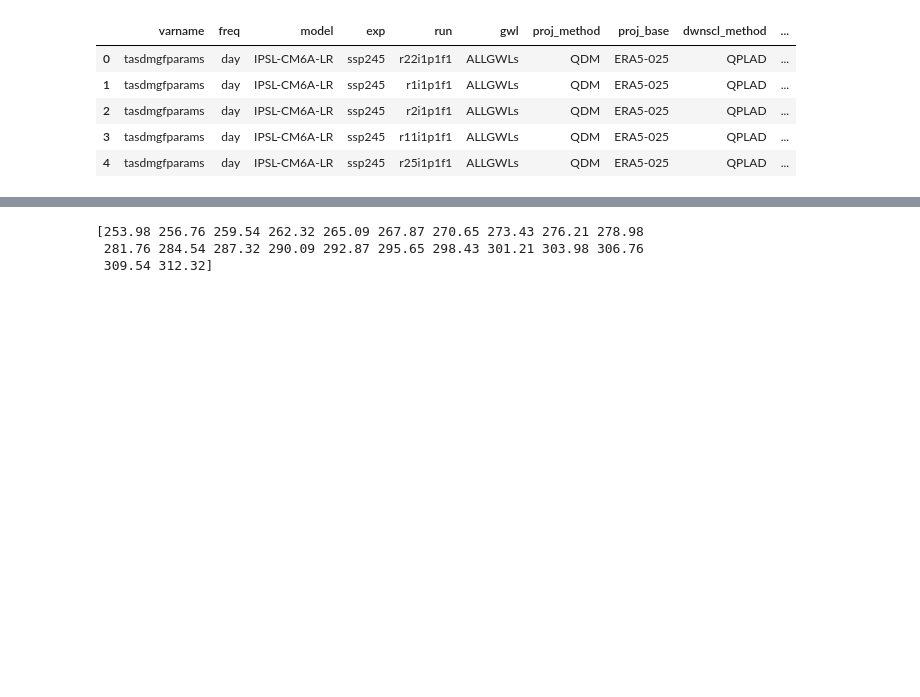
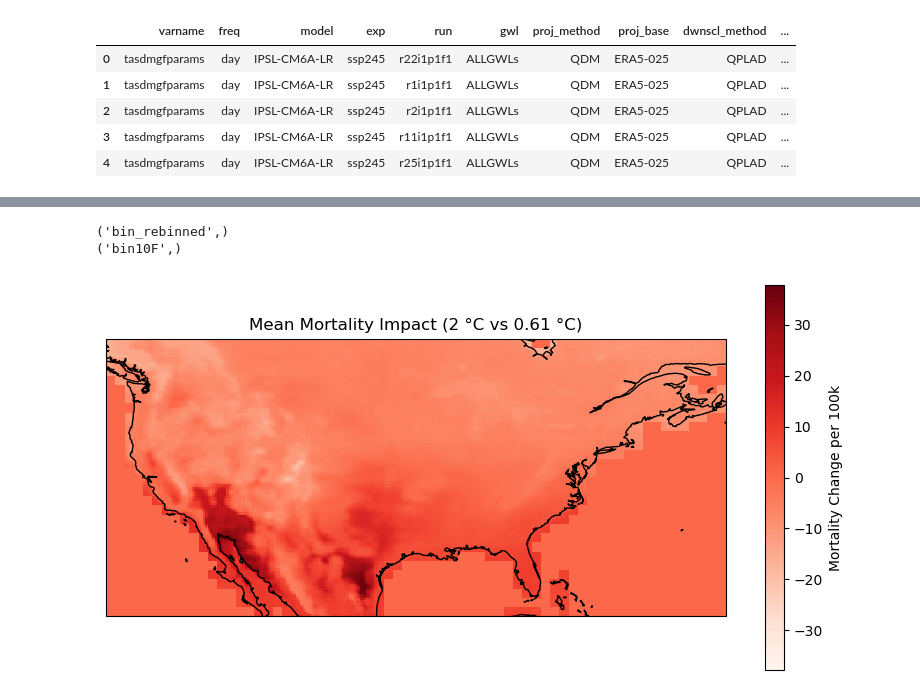
Before and after one commit to econwiz/summeraliaclimate, a Jupyter notebook: code/damage_func_across_bins.ipynb, the cells around one changed output, grey strips where cells are left out. Cells and saved outputs as stored; diff of their text form; code cells hidden in the pictures; blank space fills up the shorter version.

```diff
--- a/code/damage_func_across_bins.ipynb
+++ b/code/damage_func_across_bins.ipynb
@@ -24,3 +25,14 @@ print(type(df))
 # %%
 import numpy as np
 import pandas as pd
+# %%
+dmgf = xr.DataArray([0.69,0.59,0.64,0.36,0.27,0,0.12,0.23,0.33,0.94],dims=['bin_rebinned'],coords=[np.arange(1,11)])
+bins_dng = np.append(np.append(-np.inf,(np.arange(10,91,10)+459.67)*5/9),np.inf)
+bin_name_dng = '_dng'
+# %%
+print(dmgf.dims)
+dmgf_10F = dmgf.rename({'bin_rebinned':'bin10F'})
+print(dmgf_10F.dims)
+# %% [output]
+('bin_rebinned',)
+('bin10F',)
@@ -26,0 +96,24 @@ import pandas as pd
+# %%
+'''
+Find the impacts in each bin across models, then find the mean in each bin from the different models. Then plot the data
+'''
+
+impact_dng_all  = xr.concat(impact_dng_list, dim='model').assign_coords(model=model_labels)
+impact_dng_mean = impact_dng_all.mean(dim='model')
+
+import matplotlib.pyplot as plt
+import cartopy.crs as ccrs
+
+
+def plot_map(data, title, cbar_label):
+
+    fig = plt.figure(figsize=(10, 5))
+    ax = plt.axes(projection=ccrs.PlateCarree())
+    data.plot(ax=ax, cmap='Reds', cbar_kwargs={'label': cbar_label})
+    ax.coastlines()
+    ax.set_title(title)
+    plt.show()
+
+plot_map(impact_dng_mean, "Mean Mortality Impact (2 °C vs 0.61 °C)", "Mortality Change per 100k")
+# %% [output]
+[figure, added]
@@ -77,7 +131,0 @@ for i, row in df.iterrows():
-# %%
-ds = xr.open_zarr(df.iloc[0]['path'])
-print(np.round(ds['bin_f'].values, 2))
-# %% [output]
-[253.98 256.76 259.54 262.32 265.09 267.87 270.65 273.43 276.21 278.98
- 281.76 284.54 287.32 290.09 292.87 295.65 298.43 301.21 303.98 306.76
- 309.54 312.32]
```
Also changed, not shown: parts of 20 cells of this notebook.
